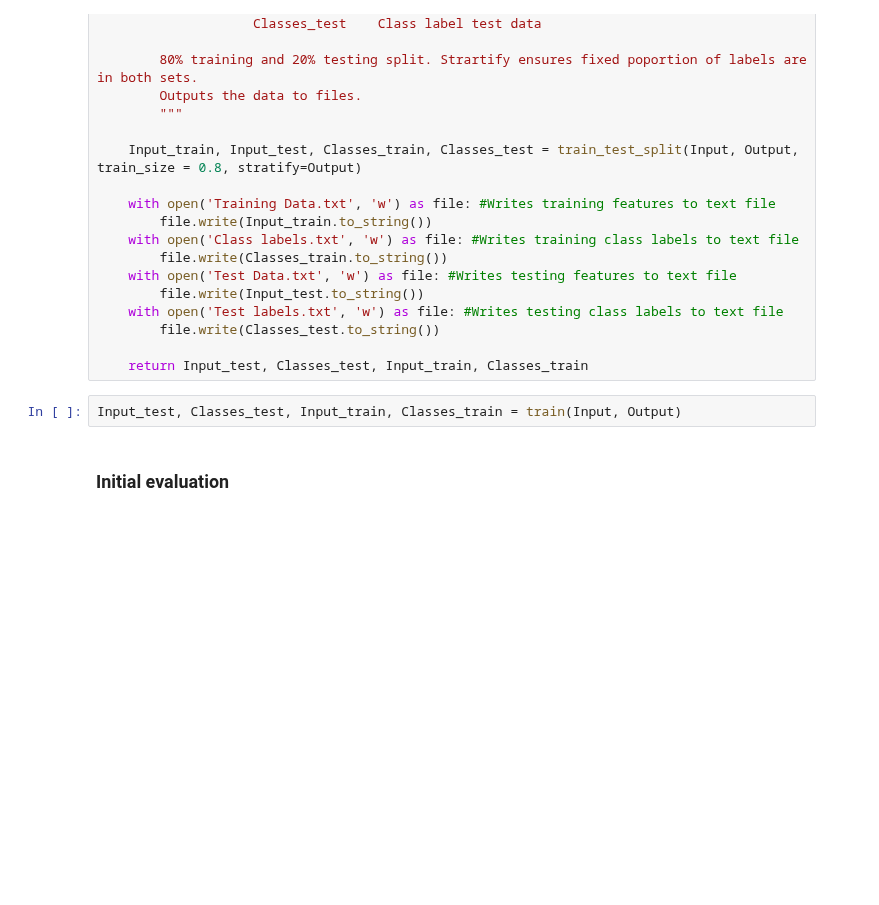
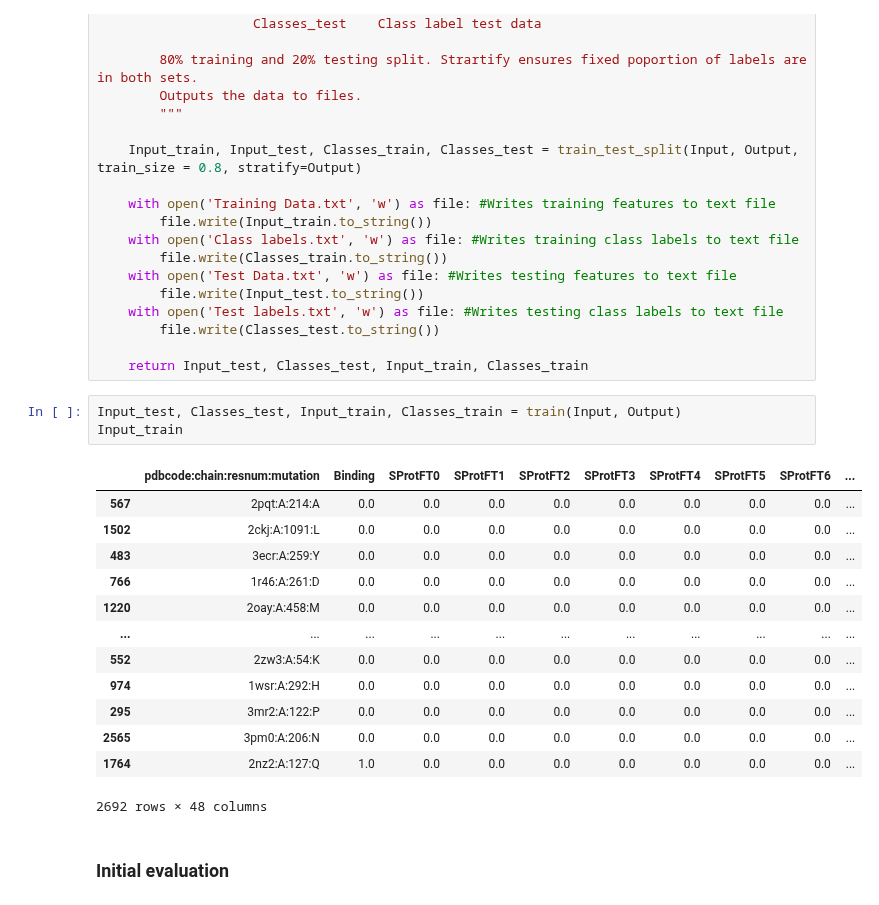
Before and after one commit to Shamin2512/SKL_E2, a Jupyter notebook: MutationClassification.ipynb, the cells around one changed output. Cells and saved outputs as stored; diff of their text form; blank space fills up the shorter version.

```diff
--- a/MutationClassification.ipynb
+++ b/MutationClassification.ipynb
@@ -98,8 +98,23 @@ def train(Input, Output):
         file.write(Classes_test.to_string())
 
     return Input_test, Classes_test, Input_train, Classes_train
-# %%
-Input_test, Classes_test, Input_train, Classes_train = train(Input, Output)
+# %%
+Input_test, Classes_test, Input_train, Classes_train = train(Input, Output)
+Input_train
+# %% [output]
+|  | pdbcode:chain:resnum:mutation | Binding | SProtFT0 | SProtFT1 | SProtFT2 | SProtFT3 | SProtFT4 | SProtFT5 | SProtFT6 | ... |
+| 567 | 2pqt:A:214:A | 0.0 | 0.0 | 0.0 | 0.0 | 0.0 | 0.0 | 0.0 | 0.0 | ... |
+| 1502 | 2ckj:A:1091:L | 0.0 | 0.0 | 0.0 | 0.0 | 0.0 | 0.0 | 0.0 | 0.0 | ... |
+| 483 | 3ecr:A:259:Y | 0.0 | 0.0 | 0.0 | 0.0 | 0.0 | 0.0 | 0.0 | 0.0 | ... |
+| 766 | 1r46:A:261:D | 0.0 | 0.0 | 0.0 | 0.0 | 0.0 | 0.0 | 0.0 | 0.0 | ... |
+| 1220 | 2oay:A:458:M | 0.0 | 0.0 | 0.0 | 0.0 | 0.0 | 0.0 | 0.0 | 0.0 | ... |
+| ... | ... | ... | ... | ... | ... | ... | ... | ... | ... | ... |
+| 552 | 2zw3:A:54:K | 0.0 | 0.0 | 0.0 | 0.0 | 0.0 | 0.0 | 0.0 | 0.0 | ... |
+| 974 | 1wsr:A:292:H | 0.0 | 0.0 | 0.0 | 0.0 | 0.0 | 0.0 | 0.0 | 0.0 | ... |
+| 295 | 3mr2:A:122:P | 0.0 | 0.0 | 0.0 | 0.0 | 0.0 | 0.0 | 0.0 | 0.0 | ... |
+| 2565 | 3pm0:A:206:N | 0.0 | 0.0 | 0.0 | 0.0 | 0.0 | 0.0 | 0.0 | 0.0 | ... |
+| 1764 | 2nz2:A:127:Q | 1.0 | 0.0 | 0.0 | 0.0 | 0.0 | 0.0 | 0.0 | 0.0 | ... |
+2692 rows × 48 columns
 # %% [markdown]
 ### Initial evaluation
 # %%
```
Also changed, not shown: parts of 4 cells of this notebook.
